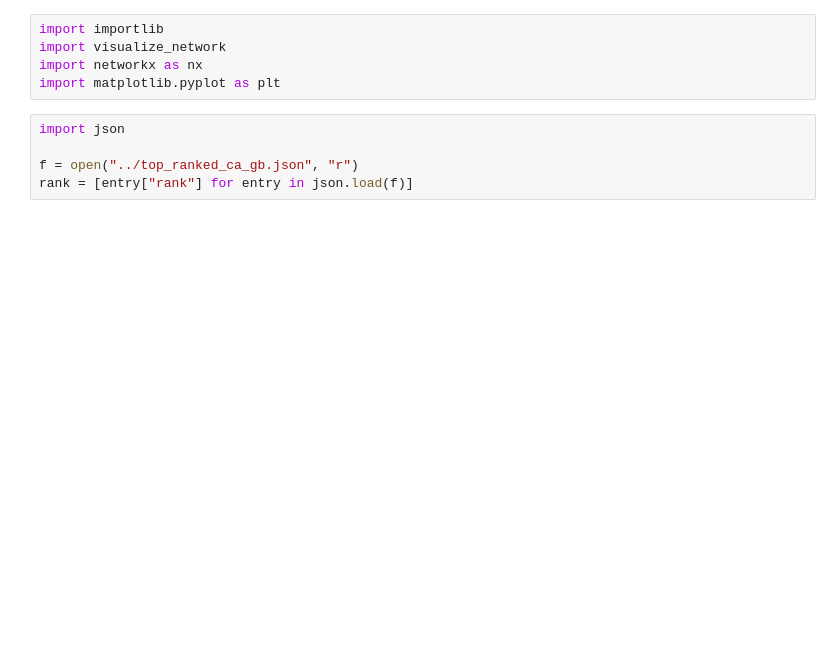
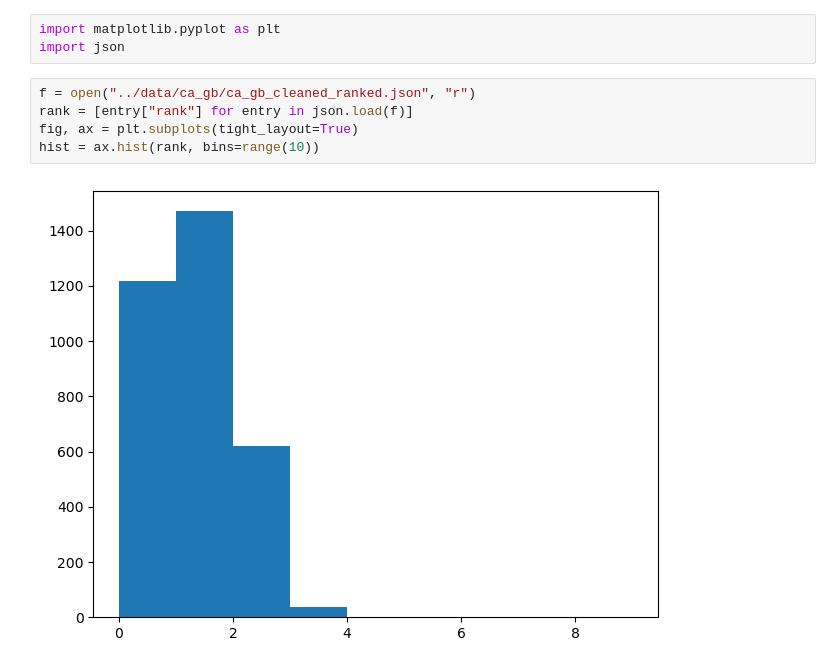
Before and after one commit to TianWong/LOTUS-Dataset, a Jupyter notebook: visualize/visualize.ipynb, the cells around one changed output. Cells and saved outputs as stored; diff of their text form; blank space fills up the shorter version.

Commit message:
network comparison

```diff
--- a/visualize/visualize.ipynb
+++ b/visualize/visualize.ipynb
@@ -1,11 +1,11 @@
 # %%
-import importlib
-import visualize_network
-import networkx as nx
 import matplotlib.pyplot as plt
+import json
 # %%
-import json
-
-f = open("../top_ranked_ca_gb.json", "r")
+f = open("../data/ca_gb/ca_gb_cleaned_ranked.json", "r")
 rank = [entry["rank"] for entry in json.load(f)]
+fig, ax = plt.subplots(tight_layout=True)
+hist = ax.hist(rank, bins=range(10))
+# %% [output]
+[figure, added]
 # %%
```
Also changed, not shown: parts of 2 cells of this notebook, 16 other files.
